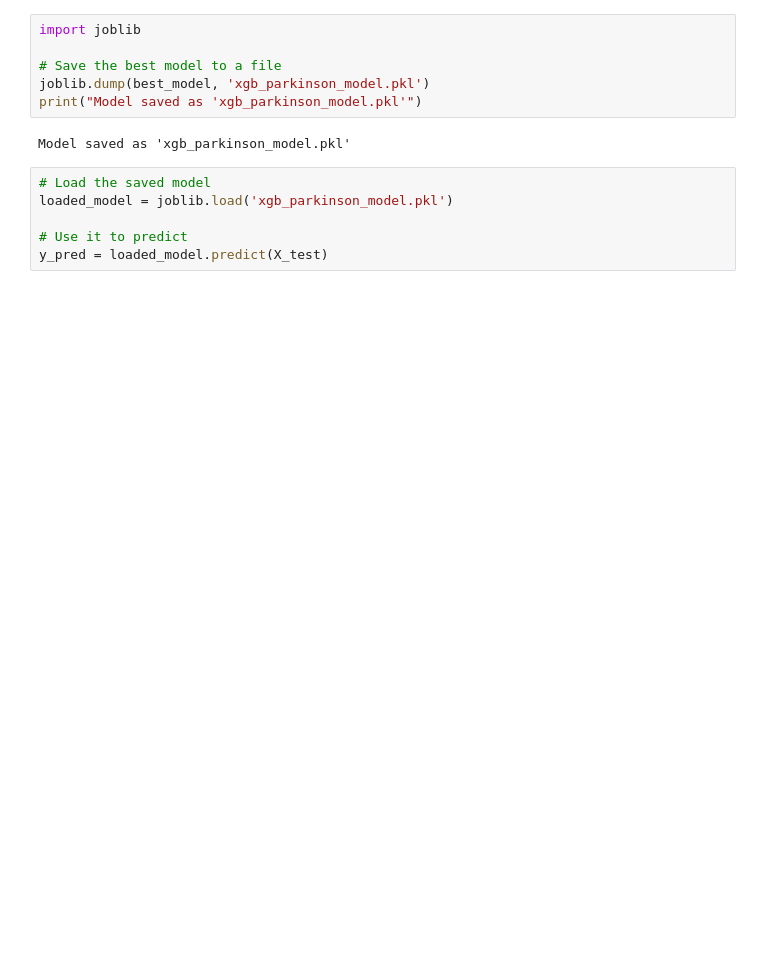
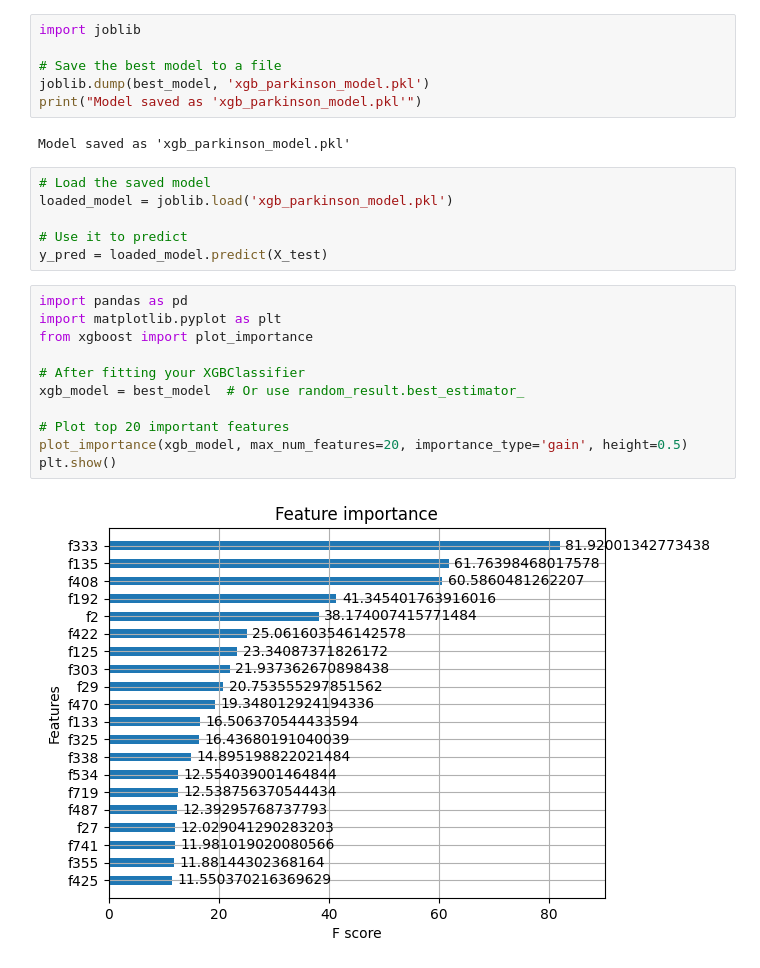
Before and after one commit to AmitTiparadi/Parkinsons, a Jupyter notebook: xgboost.ipynb, the cells around one changed output. Saved outputs shown, nothing was run; the diff lists cells and outputs as text; blank space fills up the shorter version.

```diff
--- a/xgboost.ipynb
+++ b/xgboost.ipynb
@@ -221,3 +271,16 @@ loaded_model = joblib.load('xgb_parkinson_model.pkl')
 
 # Use it to predict
 y_pred = loaded_model.predict(X_test)
+# %%
+import pandas as pd
+import matplotlib.pyplot as plt
+from xgboost import plot_importance
+
+# After fitting your XGBClassifier
+xgb_model = best_model  # Or use random_result.best_estimator_
+
+# Plot top 20 important features
+plot_importance(xgb_model, max_num_features=20, importance_type='gain', height=0.5)
+plt.show()
+# %% [output]
+[figure, added]
```
Also changed, not shown: parts of 11 cells of this notebook, 2 other files.
